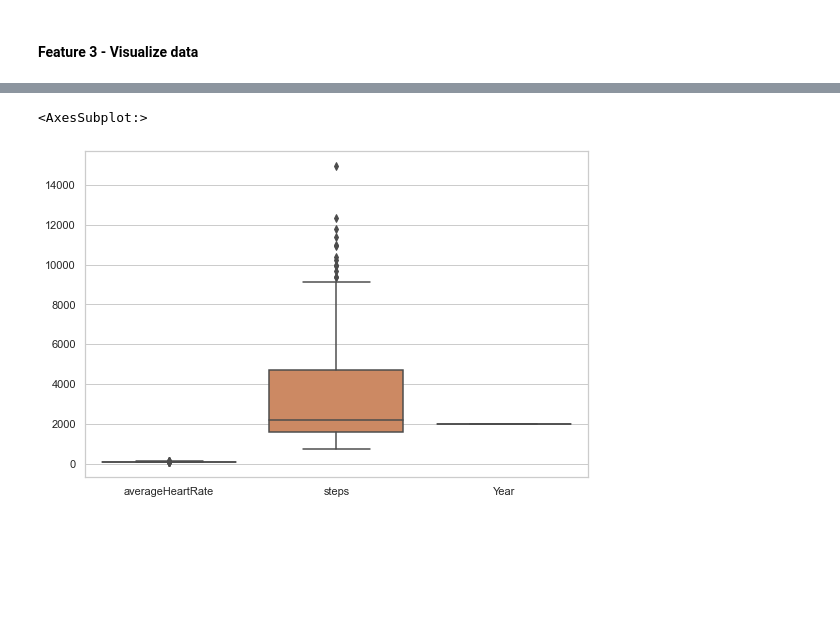
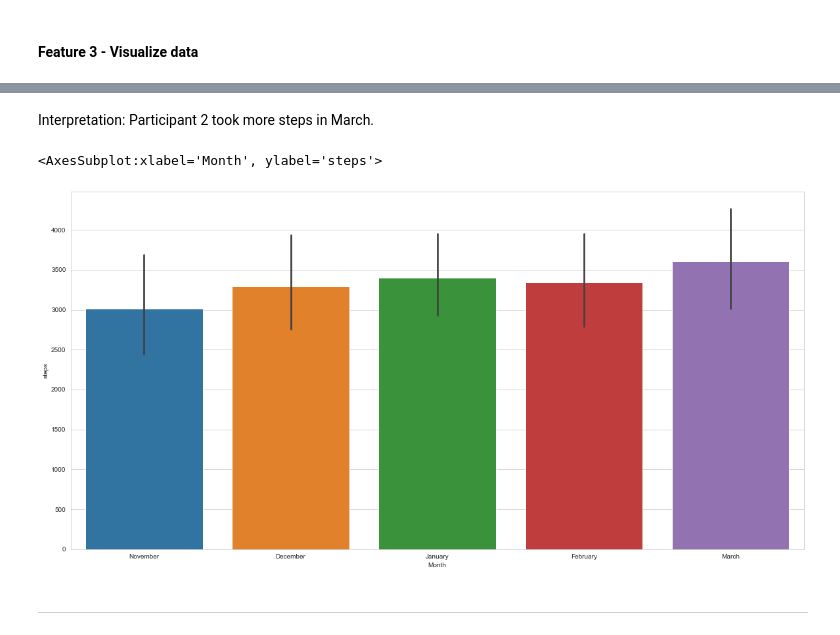
Before and after one commit to KimBug29/Health_Fitness, a Jupyter notebook: fitness.ipynb, the cells around one changed output, grey strips where cells are left out. Saved outputs shown, nothing was run; the diff lists cells and outputs as text; code cells hidden in the pictures; blank space fills up the shorter version.

Commit message:
Created data visualization using Seaborn

```diff
--- a/fitness.ipynb
+++ b/fitness.ipynb
@@ -252,7 +353,11 @@ plt.xlim(0, 140)
+# %% [markdown]
+Interpretation: Participant 2 took more steps in March.
 # %%
-# Boxplot
-plt.figure(figsize=(9,6)) # Set plot dimensions
-sns.boxplot(data=Participant_info)
+# Create bar chart of both participants steps by month
+plt.figure(figsize=(20,10)) # Set plot dimensions
+sns.barplot(data=Participant_info, x="Month", y="steps")
 # %% [output]
-<AxesSubplot:>
+<AxesSubplot:xlabel='Month', ylabel='steps'>
-[figure, old version]
+[figure, new version]
+# %% [markdown]
+***
```
Also changed, not shown: parts of 27 cells of this notebook, 1 other file.
